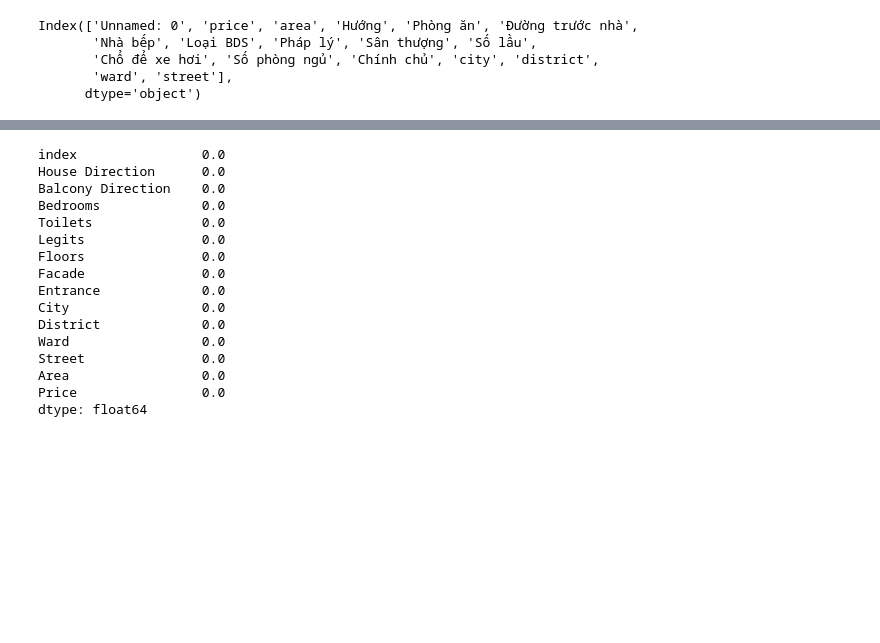
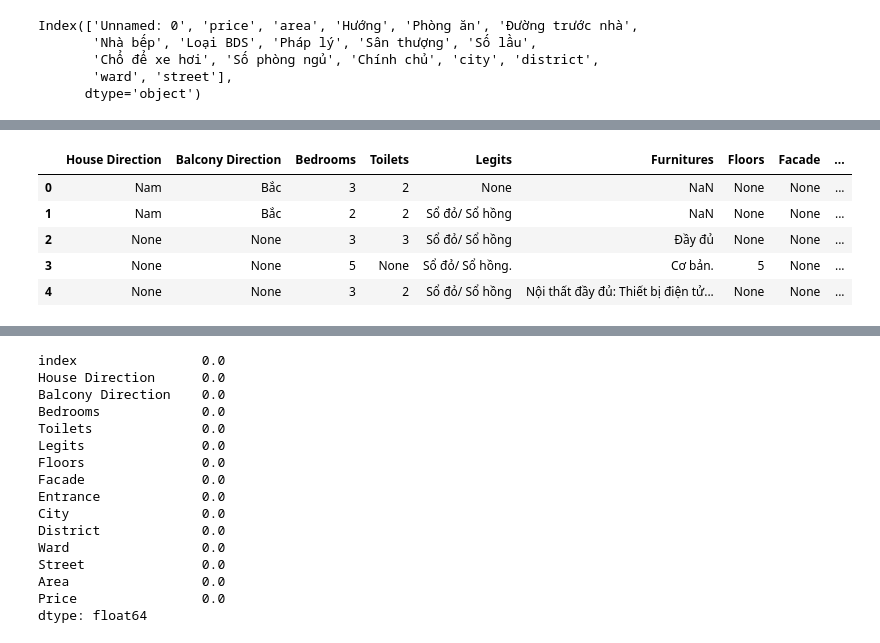
Before and after one commit to PhamVuHuyenTrang/Hanoi-Real-Estate-Analysis-and-Prediction, a Jupyter notebook: crawl_data/synthetic.ipynb, the cells around one changed output, grey strips where cells are left out. Cells and saved outputs as stored; diff of their text form; code cells hidden in the pictures; blank space fills up the shorter version.

```diff
--- a/crawl_data/synthetic.ipynb
+++ b/crawl_data/synthetic.ipynb
@@ -16,6 +17,15 @@ Index(['House Direction', 'Balcony Direction', 'Bedrooms', 'Toilets', 'Legits',
        'Furnitures', 'Floors', 'Facade', 'Entrance', 'City', 'District',
        'Ward', 'Street', 'Area', 'Price'],
       dtype='object')
+# %%
+bdscom["District"] = bdscom["District"].apply(lambda x: x.lower().replace("quận", "").strip())
+bdscom["District"] = bdscom["District"].apply(lambda x: x.lower().replace("huyện", "").strip())
+
+bdscom["Ward"] = bdscom["Ward"].apply(lambda x: x.lower().replace("xã", "").strip())
+bdscom["Ward"] = bdscom["Ward"].apply(lambda x: x.lower().replace("phường", "").strip())
+bdscom["Ward"] = bdscom["Ward"].apply(lambda x: x.lower().replace("thị trấn", "").strip())
+
+bdscom["Street"] = bdscom["Street"].apply(lambda x: x.lower().replace("đường", "").strip())
 # %%
 home.columns
 # %% [output]
@@ -80,0 +112,6 @@ bdsso = bdsso.fillna("None")
+# %%
+address = pd.read_excel("hanoiaddress.xlsx")
+# %%
+address["Quận Huyện"]=address["Quận Huyện"].apply(lambda x: x.replace("Quận ","").strip().lower())
+address["Quận Huyện"]=address["Quận Huyện"].apply(lambda x: x.replace("huyện ","").strip().lower())
+address["Quận Huyện"]
@@ -80,0 +131,5 @@ bdsso = bdsso.fillna("None")
+# %%
+address["Xã Phường"]=address["Xã Phường"].apply(lambda x: x.lower().replace("phường ","").strip().lower())
+address["Xã Phường"]=address["Xã Phường"].apply(lambda x: x.lower().replace("xã ","").strip().lower())
+
+address["Xã Phường"]
@@ -80,0 +149,18 @@ bdsso = bdsso.fillna("None")
+# %%
+districts = set(address["Quận Huyện"].tolist())
+s = defaultdict(int)
+for idx, i in enumerate(bdscom["District"]):
+    if i.lower() not in districts and i.lower() not in s:
+        print(i)
+        if i == "None":
+            continue
+        s[i.lower()] += 1
+        bdscom = bdscom[bdscom["District"] != i]
+bdscom.head()
+# %% [output]
+|  | House Direction | Balcony Direction | Bedrooms | Toilets | Legits | Furnitures | Floors | Facade | ... |
+| 0 | Nam | Bắc | 3 | 2 | None | NaN | None | None | ... |
+| 1 | Nam | Bắc | 2 | 2 | Sổ đỏ/ Sổ hồng | NaN | None | None | ... |
+| 2 | None | None | 3 | 3 | Sổ đỏ/ Sổ hồng | Đầy đủ | None | None | ... |
+| 3 | None | None | 5 | None | Sổ đỏ/ Sổ hồng. | Cơ bản. | 5 | None | ... |
+| 4 | None | None | 3 | 2 | Sổ đỏ/ Sổ hồng | Nội thất đầy đủ: Thiết bị điện tử... | None | None | ... |
```
Also changed, not shown: parts of 31 cells of this notebook, 3 other files.
